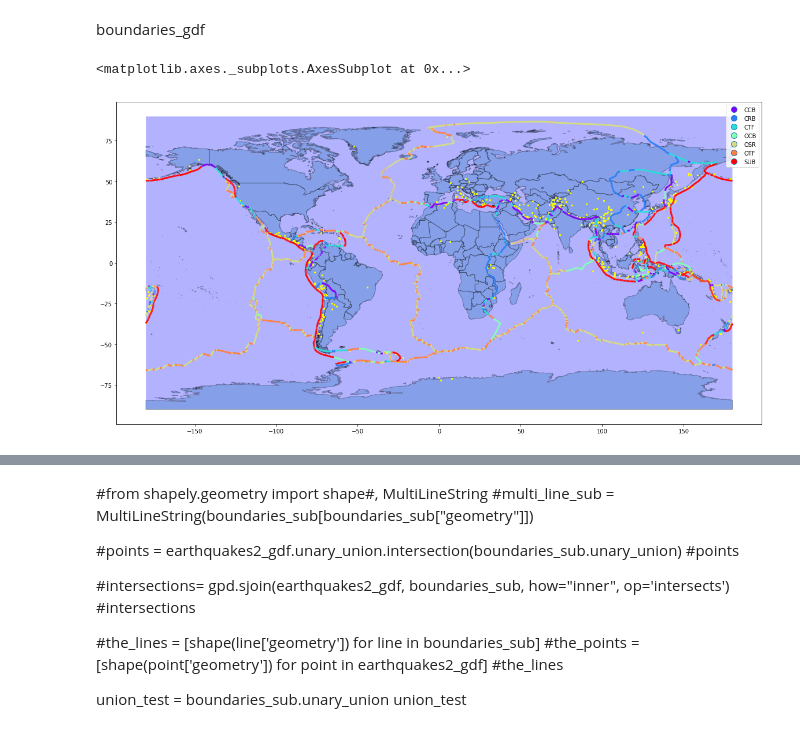
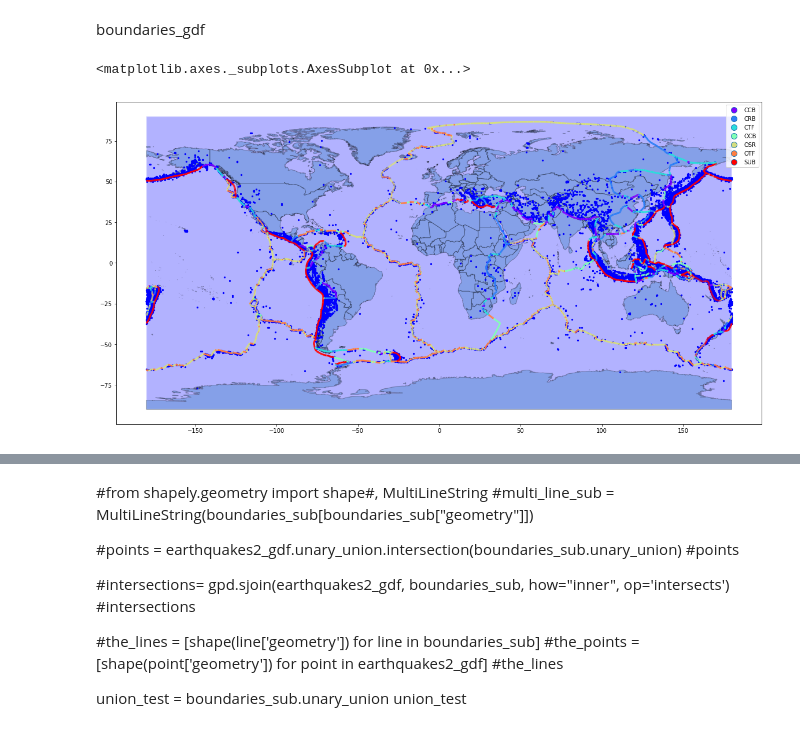
Before and after one commit to smitamisra/StrikingRobo_Earthquakes, a Jupyter notebook: MR_DQ3_2.ipynb, the cells around one changed output, grey strips where cells are left out. Saved outputs shown, nothing was run; the diff lists cells and outputs as text; code cells hidden in the pictures.

```diff
--- a/MR_DQ3_2.ipynb
+++ b/MR_DQ3_2.ipynb
@@ -385,18 +385,18 @@ boundaries_gdf
 # %%
 #earthquakes2_gdf
 #volcanoes2_gdf
 fig, ax = plt.subplots(figsize = (20, 20))
 ax.set_aspect('equal')
 plates_gdf.plot(ax=ax, color='blue', edgecolor='white', alpha = 0.3, lw = 2.0)
 countries_gdf.plot(ax=ax, edgecolor='black', alpha = 0.3)
-#earthquakes2_gdf.plot(ax=ax, markersize = 5, color = "blue")
+earthquakes2_gdf.plot(ax=ax, markersize = 5, color = "blue")
 #eruptions_new_gdf.plot(ax=ax, markersize = 5, color = "orange")
 #eruptions_gdf.plot(ax=ax, markersize = 5, color = "green")
 #tsunamis_gdf.plot(ax=ax, markersize = 5, color = "yellow")
 boundaries_gdf.plot(ax=ax, column = "STEPCLASS", cmap = "rainbow", lw = 3, legend = True)
 #vents_gdf.plot(ax=ax, markersize = 5, color = "blue")
 #eruptions_more_gdf.plot(ax=ax, markersize = 5, color = "yellow")
-earthquakes_gdf.plot(ax=ax, markersize = 5, color = "yellow")
+#earthquakes_gdf.plot(ax=ax, markersize = 5, color = "yellow")
 # %% [output]
 <matplotlib.axes._subplots.AxesSubplot at 0x...>
-[figure, old version]
+[figure, new version]
```
Also changed, not shown: parts of 9 cells of this notebook, 3 other files.
